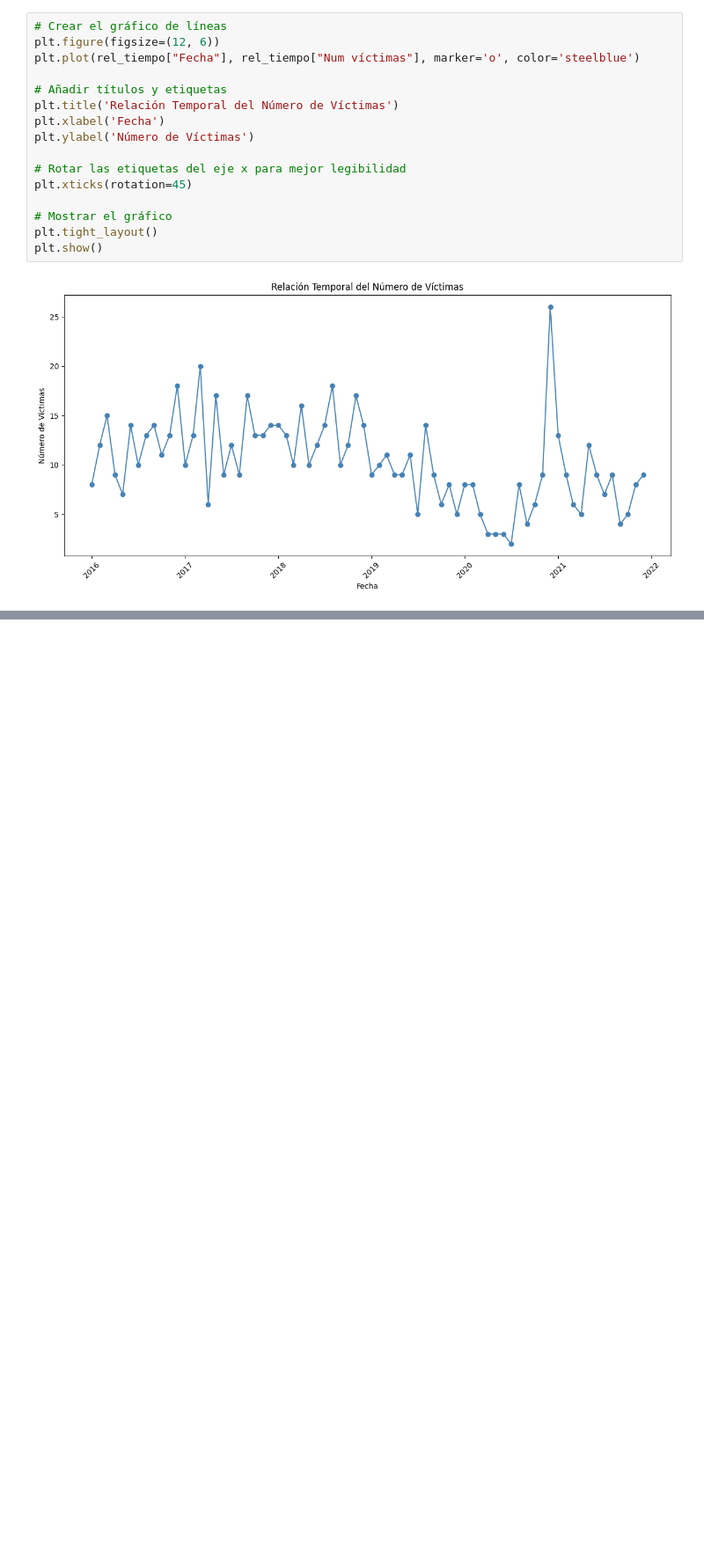
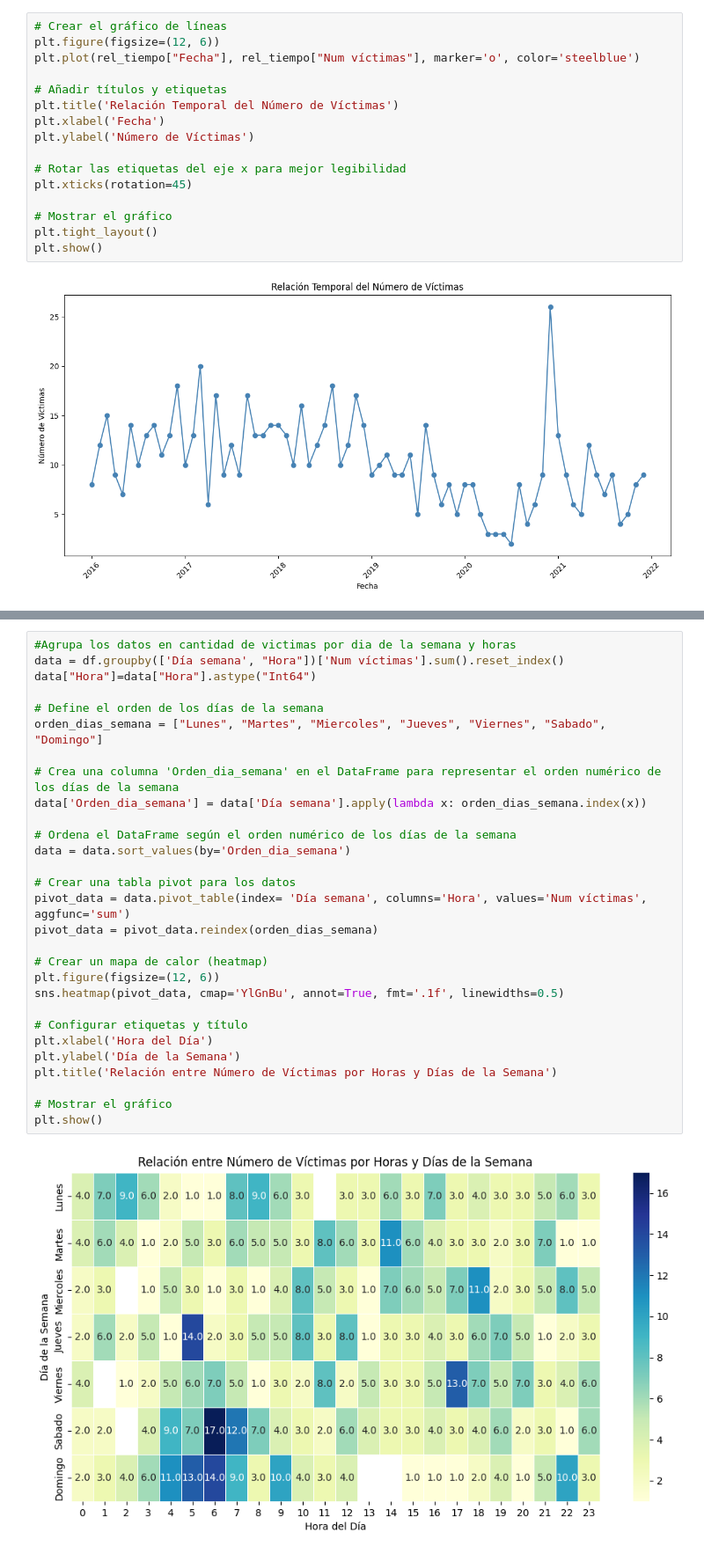
Before and after one commit to JimeFioni/PI-02-Siniestros-Viales, a Jupyter notebook: EDA.ipynb, the cells around one changed output, grey strips where cells are left out. Shown: that part at 88% size. Drawn from its saved outputs; the diff is of its cells as text; blank space fills up the shorter version.

Commit message:
victimas

```diff
--- a/EDA.ipynb
+++ b/EDA.ipynb
@@ -193,0 +276,31 @@ plt.show()
+# %%
+#Agrupa los datos en cantidad de victimas por dia de la semana y horas
+data = df.groupby(['Día semana', "Hora"])['Num víctimas'].sum().reset_index()
+data["Hora"]=data["Hora"].astype("Int64")
+
+# Define el orden de los días de la semana
+orden_dias_semana = ["Lunes", "Martes", "Miercoles", "Jueves", "Viernes", "Sabado", "Domingo"]
+
+# Crea una columna 'Orden_dia_semana' en el DataFrame para representar el orden numérico de los días de la semana
+data['Orden_dia_semana'] = data['Día semana'].apply(lambda x: orden_dias_semana.index(x))
+
+# Ordena el DataFrame según el orden numérico de los días de la semana
+data = data.sort_values(by='Orden_dia_semana')
+
+# Crear una tabla pivot para los datos
+pivot_data = data.pivot_table(index= 'Día semana', columns='Hora', values='Num víctimas', aggfunc='sum')
+pivot_data = pivot_data.reindex(orden_dias_semana)
+
+# Crear un mapa de calor (heatmap)
+plt.figure(figsize=(12, 6))
+sns.heatmap(pivot_data, cmap='YlGnBu', annot=True, fmt='.1f', linewidths=0.5)
+
+# Configurar etiquetas y título
+plt.xlabel('Hora del Día')
+plt.ylabel('Día de la Semana')
+plt.title('Relación entre Número de Víctimas por Horas y Días de la Semana')
+
+# Mostrar el gráfico
+plt.show()
+# %% [output]
+[figure, added]
```
Also changed, not shown: parts of 6 cells of this notebook.
